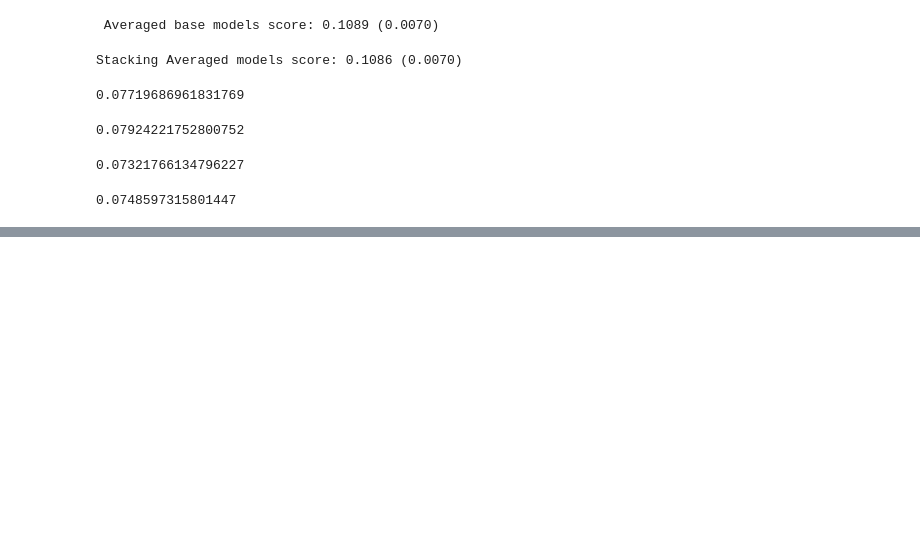
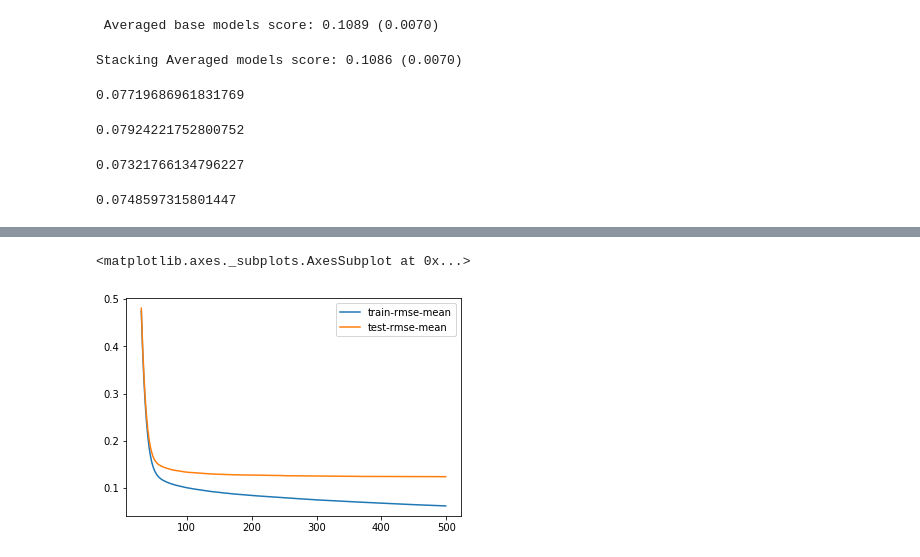
Before and after one commit to pengnam/kaggle-housingprices, a Jupyter notebook: submission/HousingPrices.ipynb, the cells around one changed output, grey strips where cells are left out. Cells and saved outputs as stored; diff of their text form; code cells hidden in the pictures; blank space fills up the shorter version.

Commit message:
Add XGboost parameter tuning

```diff
--- a/submission/HousingPrices.ipynb
+++ b/submission/HousingPrices.ipynb
@@ -495,3 +495,8 @@ sub = pd.DataFrame()
 sub['Id'] = test_ID
 sub['SalePrice'] = ensemble
 sub.to_csv('submission.csv',index=False)
+# %%
+dtrain = xgb.DMatrix(x_train.values, label = y_train)
+# %%
+params = {"max_depth":10, "eta":0.1}
+model = xgb.cv(params, dtrain, num_boost_round = 500, early_stopping_rounds=100)
@@ -497,0 +521,5 @@ sub.to_csv('submission.csv',index=False)
+# %%
+model.loc[30:,["train-rmse-mean", "test-rmse-mean"]].plot()
+# %% [output]
+<matplotlib.axes._subplots.AxesSubplot at 0x...>
+[figure, added]
```
Also changed, not shown: parts of 5 cells of this notebook.
